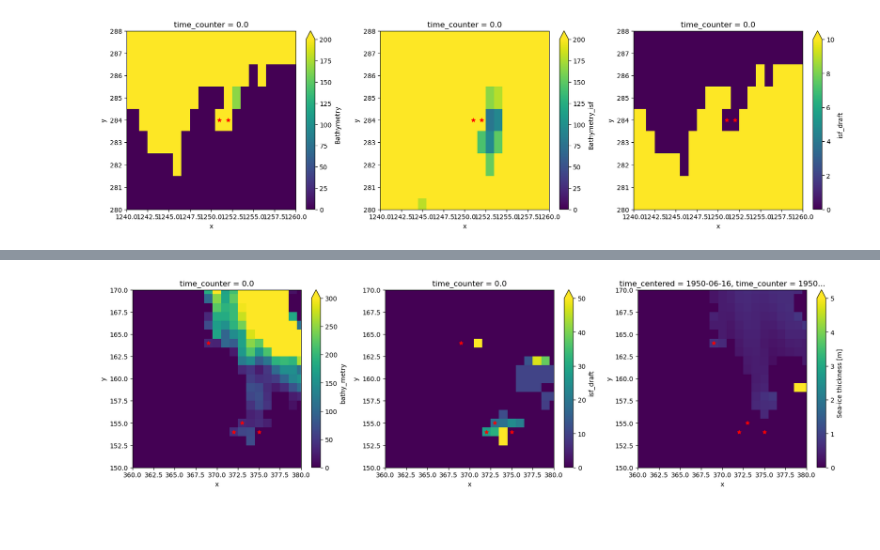
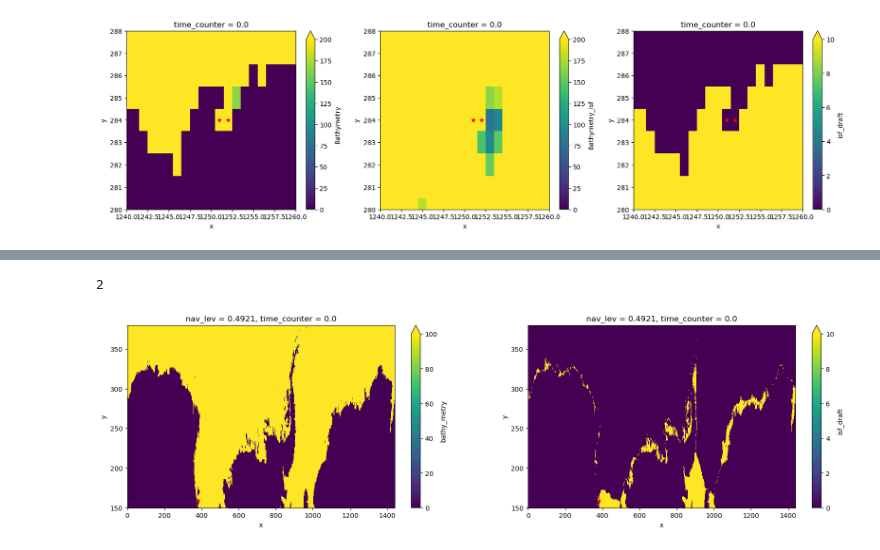
Before and after one commit to brogalla/analysis-birgal, a Jupyter notebook: nemo_config_setup/climate-experiments/CESM2/fill_iceshelf_hole_Nico.ipynb, the cells around one changed output, grey strips where cells are left out. Saved outputs shown, nothing was run; the diff lists cells and outputs as text; code cells hidden in the pictures; blank space fills up the shorter version.

```diff
--- a/nemo_config_setup/climate-experiments/CESM2/fill_iceshelf_hole_Nico.ipynb
+++ b/nemo_config_setup/climate-experiments/CESM2/fill_iceshelf_hole_Nico.ipynb
@@ -243,10 +166,0 @@ for coord in coords_list:
-# %%
-fig, ax = plt.subplots(1,3, figsize=(20,5))
-kwags = {'ylim':(150,170), 'xlim':(360,380)}
-bathy_new.Bathymetry.plot(ax=ax[0], vmin=0, vmax=100, **kwags)
-bathy_new.Bathymetry_isf.plot(ax=ax[1], vmin=0, vmax=100, **kwags)
-bathy_new.isf_draft.plot(ax=ax[2], vmin=0, vmax=10, **kwags)
-
-for axis in ax.ravel():
-    for coord in coords_list:
-        axis.scatter(coord['x'], coord['y'], marker='*', color='r')
@@ -255,12 +166,0 @@ for axis in ax.ravel():
-# %%
-fig, ax = plt.subplots(1,3, figsize=(20,5))
-kwags = {'ylim':(150,170), 'xlim':(360,380)}
-domain_current.bathy_metry.plot(ax=ax[0], vmin=0, vmax=300, **kwags)
-domain_current.isf_draft.plot(ax=ax[1], vmin=0, vmax=50, **kwags)
-ds_current.sithic.isel(time_counter=5).plot(ax=ax[2], vmin=0, vmax=5, **kwags)
-
-for axis in ax.ravel():
-    for coord in coords_list:
-        axis.scatter(coord['x'], coord['y'], marker='*', color='r')
-# %% [output]
-[figure, removed]
@@ -266,0 +210,22 @@ for axis in ax.ravel():
+# %%
+domain_new = xr.open_dataset(f'{base_dir}bathymetry/domain_cfg-20260108.nc').isel(nav_lev=0).squeeze()
+# %%
+# Example Usage:
+isolated_features = find_isolated_ocean_features(domain_new, threshold=0.70)
+print(int(isolated_features.sum()))
+if int(isolated_features.sum()) > 0:
+    ds_isolated = domain_new.where(isolated_features, drop=True)
+indices = np.argwhere(isolated_features.values!=0)
+# %% [output]
+2
+# %%
+fig, ax = plt.subplots(1,2, figsize=(20,5))
+kwags = {'ylim':(150,380), 'xlim':(0,None)}
+domain_new.bathy_metry.plot(ax=ax[0], vmin=0, vmax=100, **kwags)
+domain_new.isf_draft.plot(ax=ax[1], vmin=0, vmax=10, **kwags)
+
+for axis in ax.ravel():
+    for coord in indices:
+        axis.scatter(coord[1], coord[0], marker='*', color='r')
+# %% [output]
+[figure, added]
```
Also changed, not shown: parts of 6 cells of this notebook.
